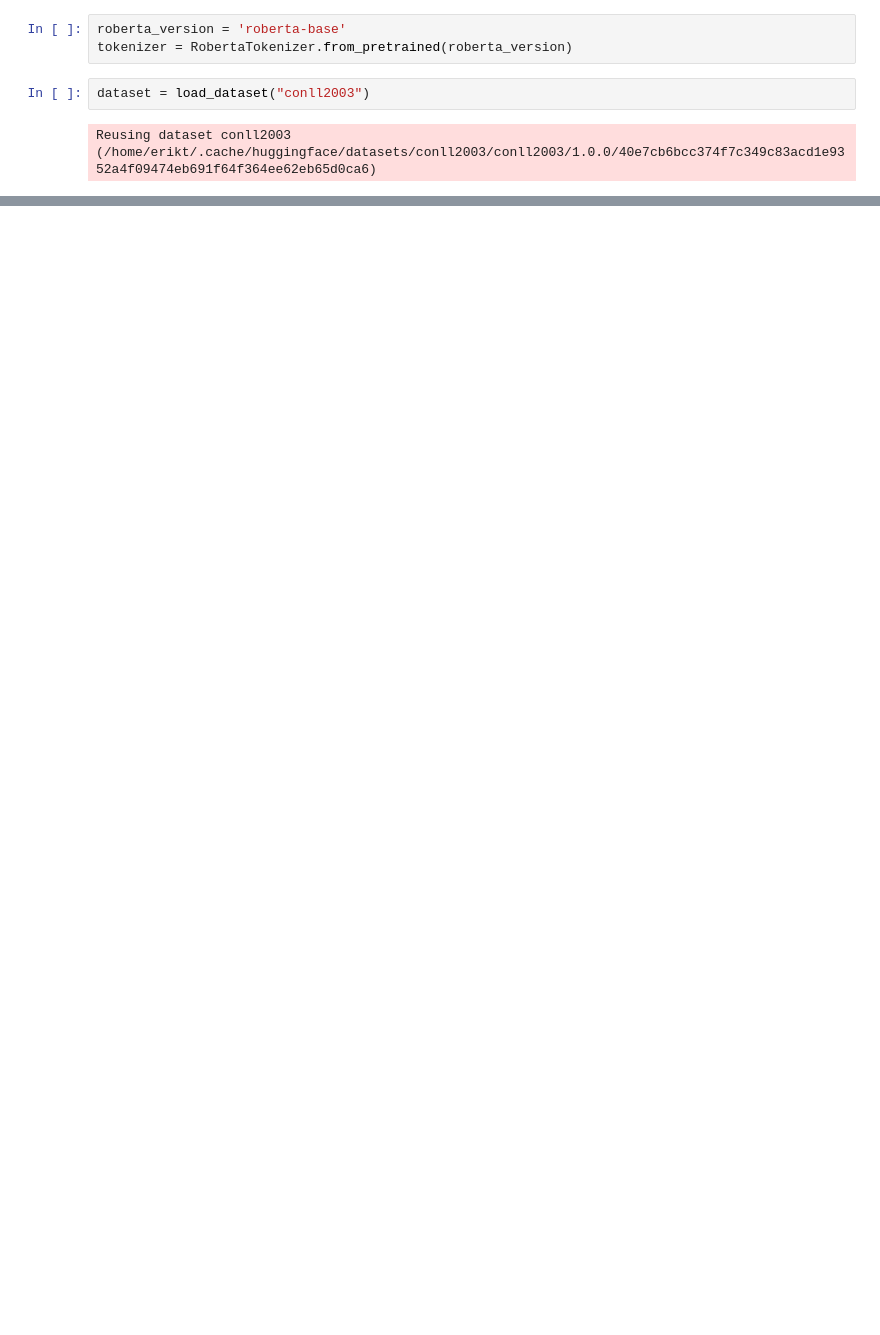
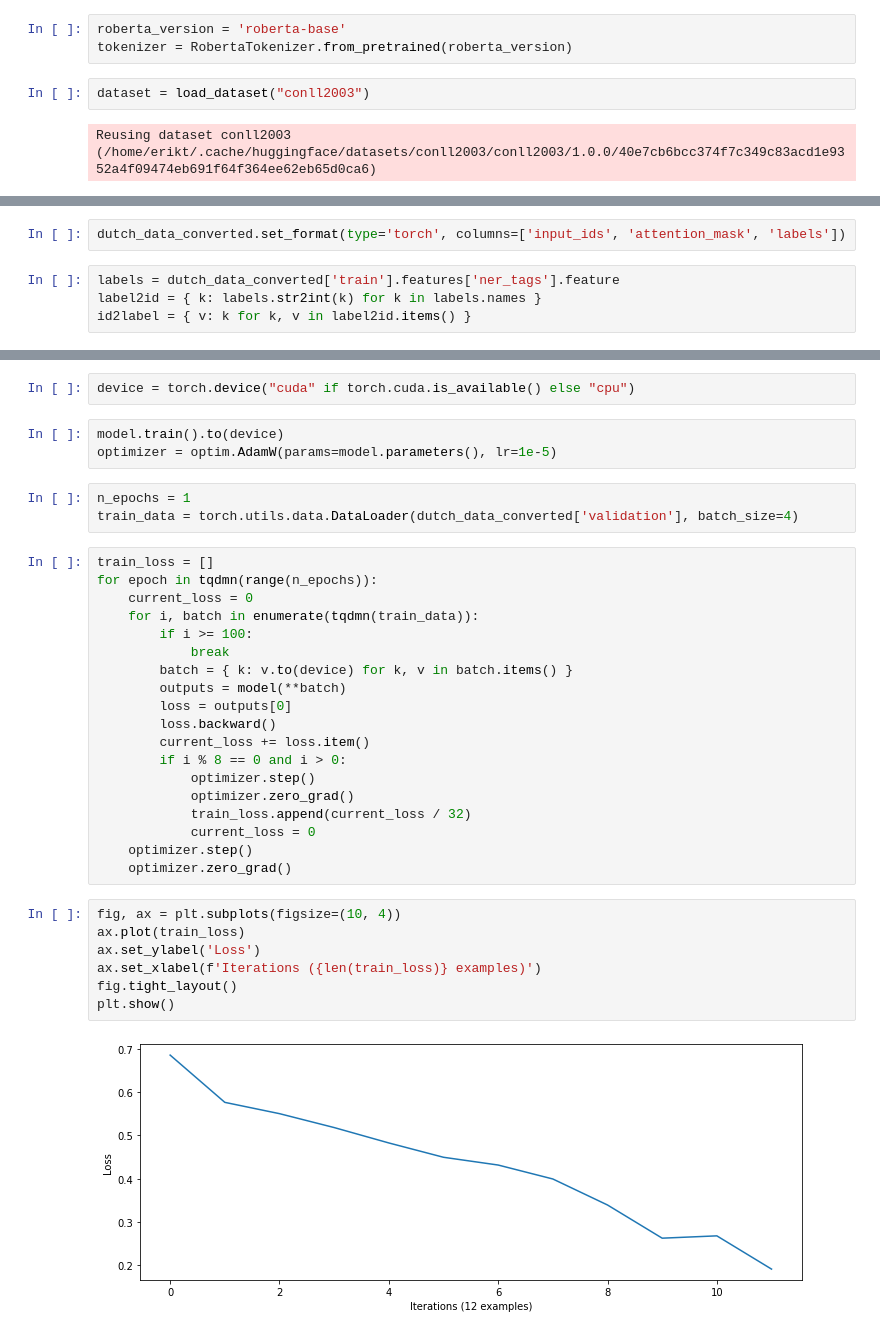
Before and after one commit to FilterBubbleErik/transformers, a Jupyter notebook: test.ipynb, the cells around one changed output, grey strips where cells are left out. Drawn from its saved outputs; the diff is of its cells as text; blank space fills up the shorter version.

Commit message:
fixed data format

```diff
--- a/test.ipynb
+++ b/test.ipynb
@@ -1904,0 +1508,6 @@ plt.show()
+# %%
+dutch_data_converted.set_format(type='torch', columns=['input_ids', 'attention_mask', 'labels'])
+# %%
+labels = dutch_data_converted['train'].features['ner_tags'].feature
+label2id = { k: labels.str2int(k) for k in labels.names }
+id2label = { v: k for k, v in label2id.items() }
@@ -1904,0 +1524,36 @@ plt.show()
+# %%
+device = torch.device("cuda" if torch.cuda.is_available() else "cpu")
+# %%
+model.train().to(device)
+optimizer = optim.AdamW(params=model.parameters(), lr=1e-5)
+# %%
+n_epochs = 1
+train_data = torch.utils.data.DataLoader(dutch_data_converted['validation'], batch_size=4)
+# %%
+train_loss = []
+for epoch in tqdmn(range(n_epochs)):
+    current_loss = 0
+    for i, batch in enumerate(tqdmn(train_data)):
+        if i >= 100:
+            break
+        batch = { k: v.to(device) for k, v in batch.items() }
+        outputs = model(**batch)
+        loss = outputs[0]
+        loss.backward()
+        current_loss += loss.item()
+        if i % 8 == 0 and i > 0:
+            optimizer.step()
+            optimizer.zero_grad()
+            train_loss.append(current_loss / 32)
+            current_loss = 0
+    optimizer.step()
+    optimizer.zero_grad()
+# %%
+fig, ax = plt.subplots(figsize=(10, 4))
+ax.plot(train_loss)
+ax.set_ylabel('Loss')
+ax.set_xlabel(f'Iterations ({len(train_loss)} examples)')
+fig.tight_layout()
+plt.show()
+# %% [output]
+[figure, added]
```
Also changed, not shown: parts of 70 cells of this notebook.
